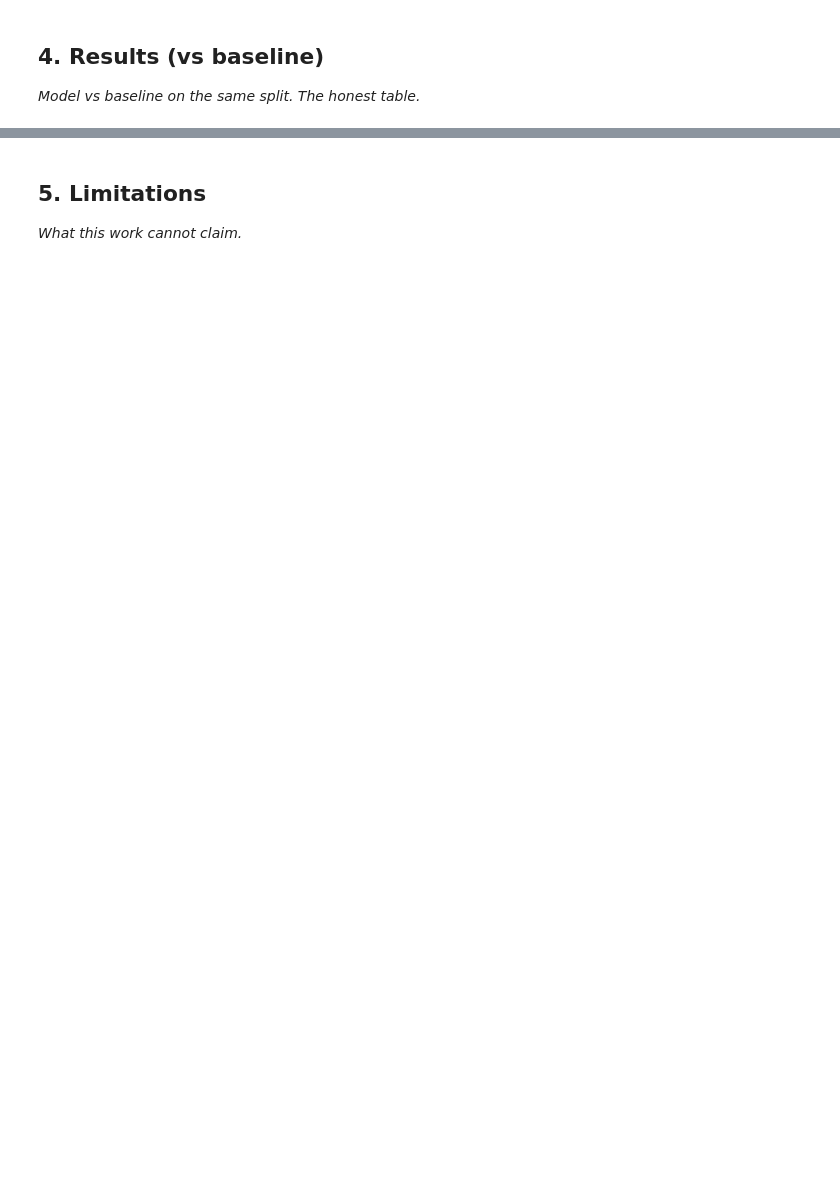
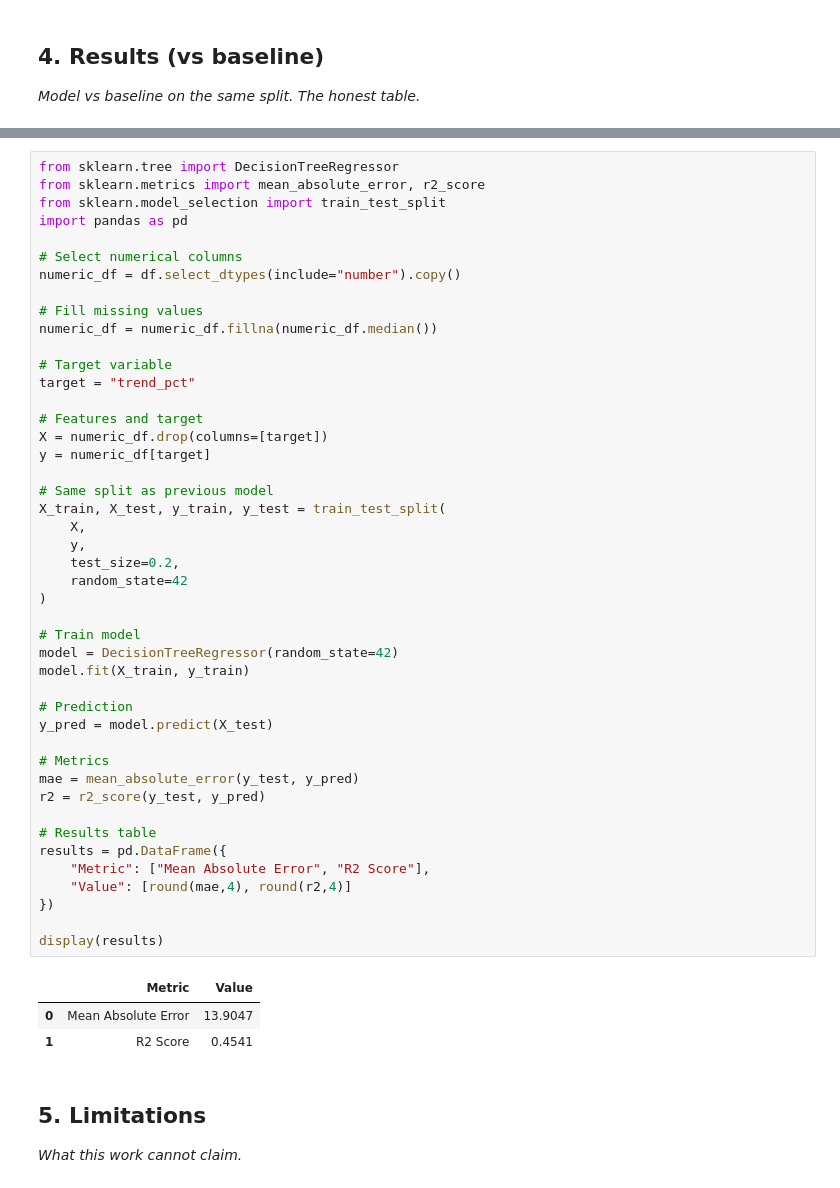
Before and after one commit to gitWithPrince272/flyrank-ml-internship, a Jupyter notebook: work/notebooks/capstone.ipynb, the cells around one changed output, grey strips where cells are left out. Saved outputs shown, nothing was run; the diff lists cells and outputs as text; blank space fills up the shorter version.

Commit message:
Completed capstone notebook sections and model results

```diff
--- a/work/notebooks/capstone.ipynb
+++ b/work/notebooks/capstone.ipynb
@@ -25,3 +107,52 @@ This skeleton is yours to fill. Work the sections **in order** — each one has
+# %%
+from sklearn.tree import DecisionTreeRegressor
+from sklearn.metrics import mean_absolute_error, r2_score
+from sklearn.model_selection import train_test_split
+import pandas as pd
+
+# Select numerical columns
+numeric_df = df.select_dtypes(include="number").copy()
+
+# Fill missing values
+numeric_df = numeric_df.fillna(numeric_df.median())
+
+# Target variable
+target = "trend_pct"
+
+# Features and target
+X = numeric_df.drop(columns=[target])
+y = numeric_df[target]
+
+# Same split as previous model
+X_train, X_test, y_train, y_test = train_test_split(
+    X,
+    y,
+    test_size=0.2,
+    random_state=42
+)
+
+# Train model
+model = DecisionTreeRegressor(random_state=42)
+model.fit(X_train, y_train)
+
+# Prediction
+y_pred = model.predict(X_test)
+
+# Metrics
+mae = mean_absolute_error(y_test, y_pred)
+r2 = r2_score(y_test, y_pred)
+
+# Results table
+results = pd.DataFrame({
+    "Metric": ["Mean Absolute Error", "R2 Score"],
+    "Value": [round(mae,4), round(r2,4)]
+})
+
+display(results)
+# %% [output]
+|  | Metric | Value |
+| 0 | Mean Absolute Error | 13.9047 |
+| 1 | R2 Score | 0.4541 |
 # %% [markdown]
 ## 5. Limitations
 
```
Also changed, not shown: parts of 12 cells of this notebook.
